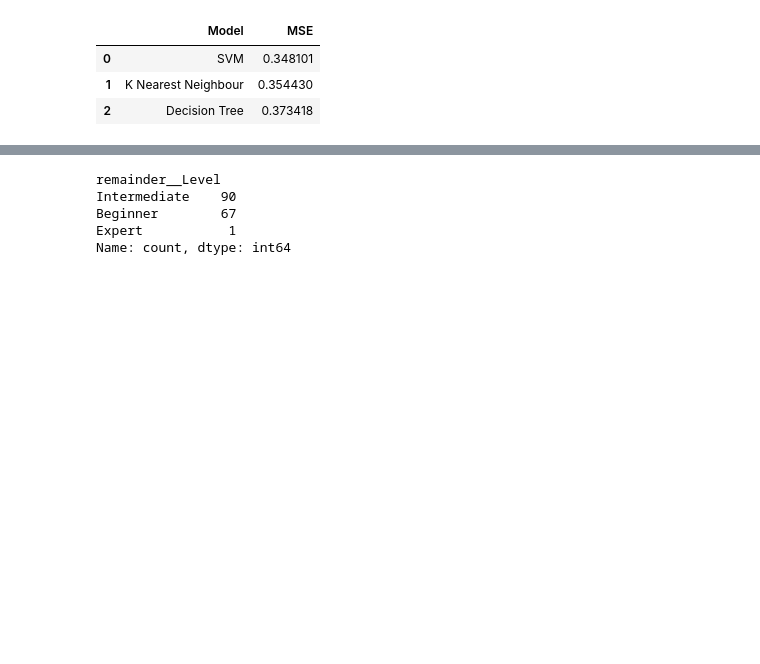
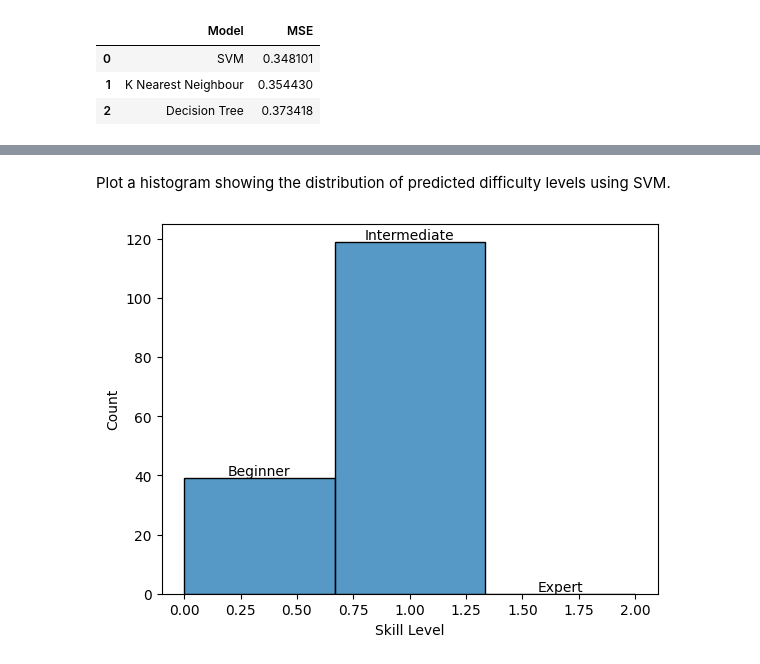
Before and after one commit to AndrewHocking/EECS-3401-Final-Project, a Jupyter notebook: 3401_FinalProject.ipynb, the cells around one changed output, grey strips where cells are left out. Cells and saved outputs as stored; diff of their text form; code cells hidden in the pictures; blank space fills up the shorter version.

```diff
--- a/3401_FinalProject.ipynb
+++ b/3401_FinalProject.ipynb
@@ -530,8 +577,10 @@ plt.show()
-# %%
-y_test.replace(0, "Beginner").replace(1, "Intermediate").replace(2, "Expert").value_counts()
-# %% [output]
-remainder__Level
-Intermediate    90
-Beginner        67
-Expert           1
-Name: count, dtype: int64
+# %% [markdown]
+Plot a histogram showing the distribution of predicted difficulty levels using SVM.
+# %%
+labels = ["Beginner", "Intermediate", "Expert"]
+graph = sns.histplot(svm_y_predict, bins=3, binrange=(0,2))
+graph.set(xlabel="Skill Level")
+graph.bar_label(graph.containers[0], labels)
+plt.show()
+# %% [output]
+[figure, added]
```
Also changed, not shown: parts of 11 cells of this notebook.
